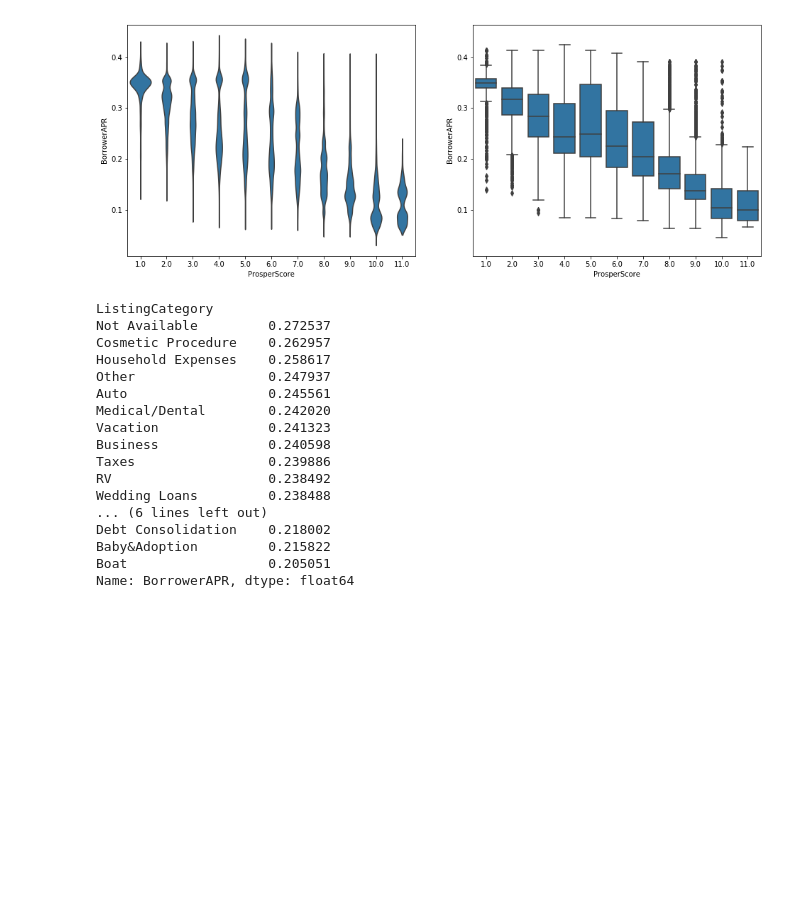
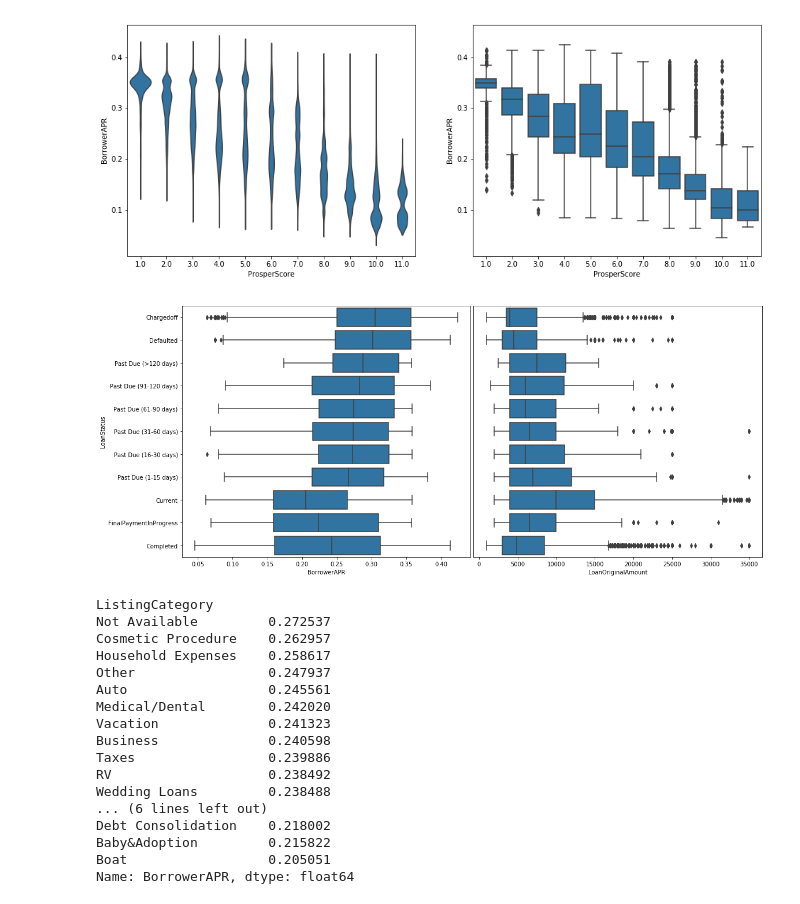
Before and after one commit to vijayelango/CommunicateDataFindings, a Jupyter notebook: exploration_template.ipynb, the cells around one changed output. Saved outputs shown, nothing was run; the diff lists cells and outputs as text; code cells hidden in the pictures; blank space fills up the shorter version.

```diff
--- a/exploration_template.ipynb
+++ b/exploration_template.ipynb
@@ -583,6 +697,23 @@ sb.boxplot(data = df1, x = 'ProsperScore', y = 'BorrowerAPR', color = base_color
 plt.ylim(ax1.get_ylim()); # set y-axis limits to be same as left plot
 # %% [output]
 [figure]
+# %%
+plt.figure(figsize = [18, 8])
+base_color = sb.color_palette()[0]
+
+# df1.groupby('LoanStatus')['BorrowerAPR'].mean().sort_values(ascending=False)
+
+plt.subplot(1, 2, 1)
+sb.boxplot(data = df1, y = 'LoanStatus', x = 'BorrowerAPR', color = base_color);
+#  order = s.index
+
+plt.subplot(1, 2, 2)
+sb.boxplot(data = df1, y = 'LoanStatus', x = 'LoanOriginalAmount', color = base_color);
+#plt.yticks([])
+plt.gca().axes.get_yaxis().set_visible(False)
+plt.subplots_adjust(wspace=.01, hspace=0)
+# %% [output]
+[figure, added]
 # %%
 df1.groupby('ListingCategory')['BorrowerAPR'].mean().sort_values(ascending=False)
 # %% [output]
```
Also changed, not shown: parts of 30 cells of this notebook.
